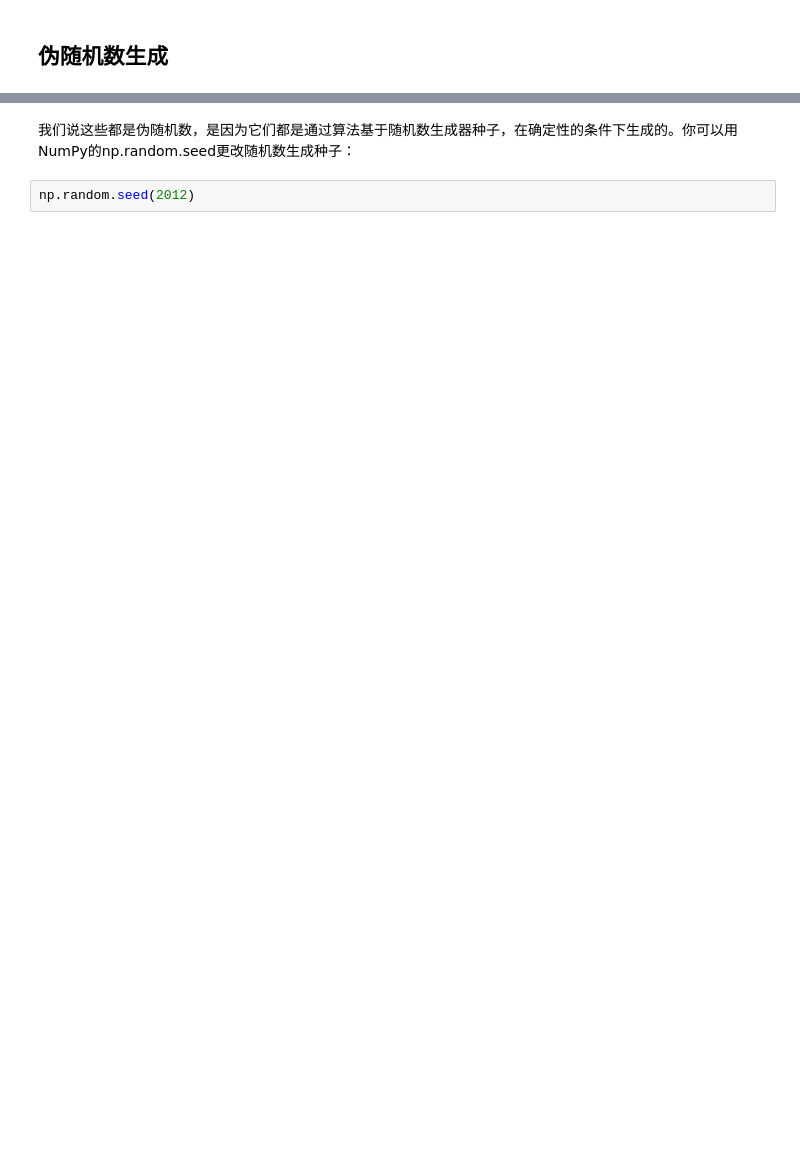
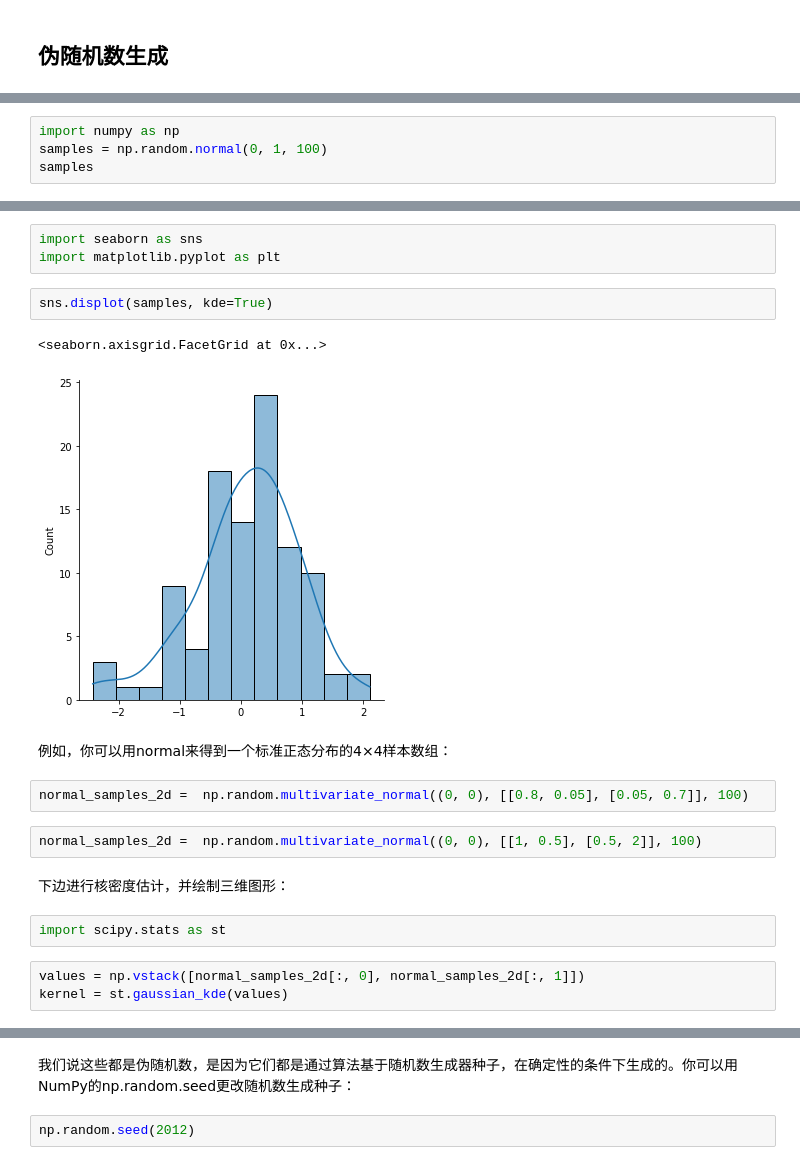
Before and after one commit to byaxb/DataMiningExperiments, a Jupyter notebook: ch03_数据挖掘常用模块A.ipynb, the cells around one changed output, grey strips where cells are left out. Saved outputs shown, nothing was run; the diff lists cells and outputs as text; blank space fills up the shorter version.

```diff
--- a/ch03_数据挖掘常用模块A.ipynb
+++ b/ch03_数据挖掘常用模块A.ipynb
@@ -1472,0 +1451,4 @@ array([[-1.5287788 , -0.13768941,  0.65762841, -0.05021534],
+# %%
+import numpy as np
+samples = np.random.normal(0, 1, 100)
+samples
@@ -1472,0 +1476,21 @@ array([[-1.5287788 , -0.13768941,  0.65762841, -0.05021534],
+# %%
+import seaborn as sns
+import matplotlib.pyplot as plt
+# %%
+sns.displot(samples, kde=True)
+# %% [output]
+<seaborn.axisgrid.FacetGrid at 0x...>
+[figure, added]
+# %% [markdown]
+例如，你可以用normal来得到一个标准正态分布的4×4样本数组：
+# %%
+normal_samples_2d =  np.random.multivariate_normal((0, 0), [[0.8, 0.05], [0.05, 0.7]], 100)
+# %%
+normal_samples_2d =  np.random.multivariate_normal((0, 0), [[1, 0.5], [0.5, 2]], 100)
+# %% [markdown]
+下边进行核密度估计，并绘制三维图形：
+# %%
+import scipy.stats as st
+# %%
+values = np.vstack([normal_samples_2d[:, 0], normal_samples_2d[:, 1]])
+kernel = st.gaussian_kde(values)
```
Also changed, not shown: parts of 66 cells of this notebook.
